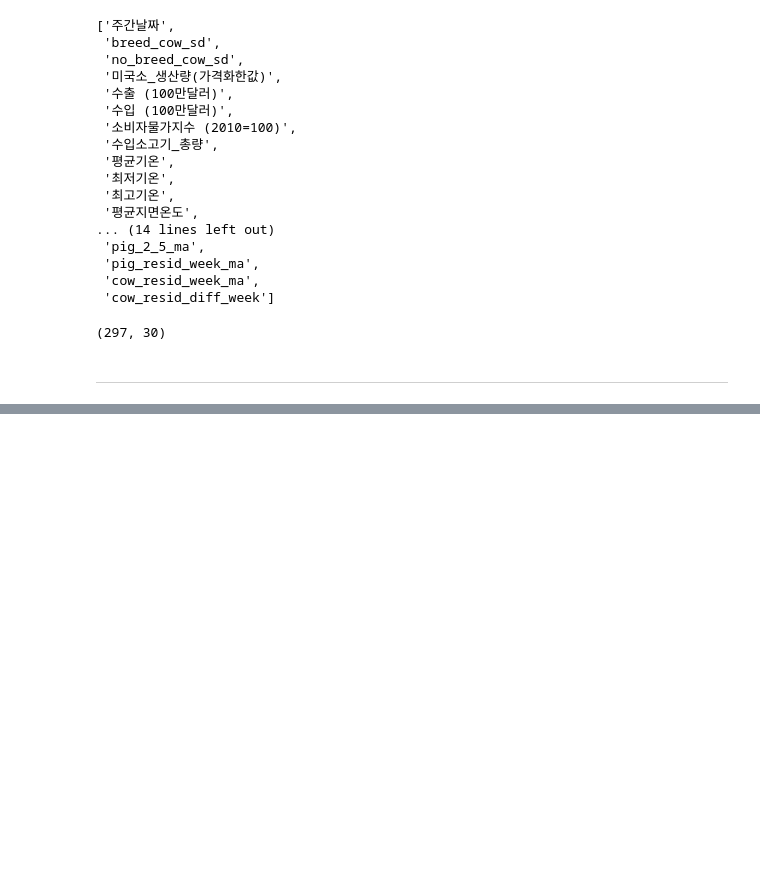
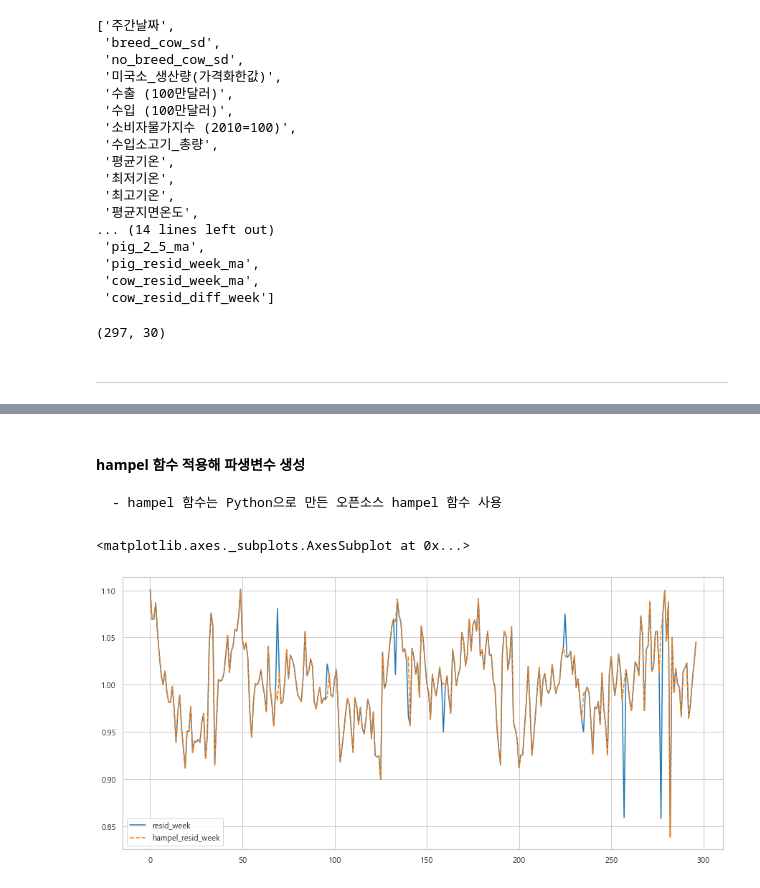
Before and after one commit to DSC-SCH/livestock-solution-project, a Jupyter notebook: FeatureEngineering/02. 파생변수 생성.ipynb, the cells around one changed output, grey strips where cells are left out. Cells and saved outputs as stored; diff of their text form; code cells hidden in the pictures; blank space fills up the shorter version.

```diff
--- a/FeatureEngineering/02. 파생변수 생성.ipynb
+++ b/FeatureEngineering/02. 파생변수 생성.ipynb
@@ -798,0 +837,11 @@ data_week.to_pickle('data_week.pkl')
+# %% [markdown]
+#### hampel 함수 적용해 파생변수 생성
+    - hampel 함수는 Python으로 만든 오픈소스 hampel 함수 사용
+# %%
+data_week['hampel_resid_week'] = hampel(data_week['resid_week'], 3)
+# thresohld=4일때
+plt.figure(figsize=(15,7))
+sns.lineplot(data=data_week[['resid_week','hampel_resid_week']], palette='tab10')
+# %% [output]
+<matplotlib.axes._subplots.AxesSubplot at 0x...>
+[figure, added]
```
Also changed, not shown: parts of 9 cells of this notebook, 1 other file.
